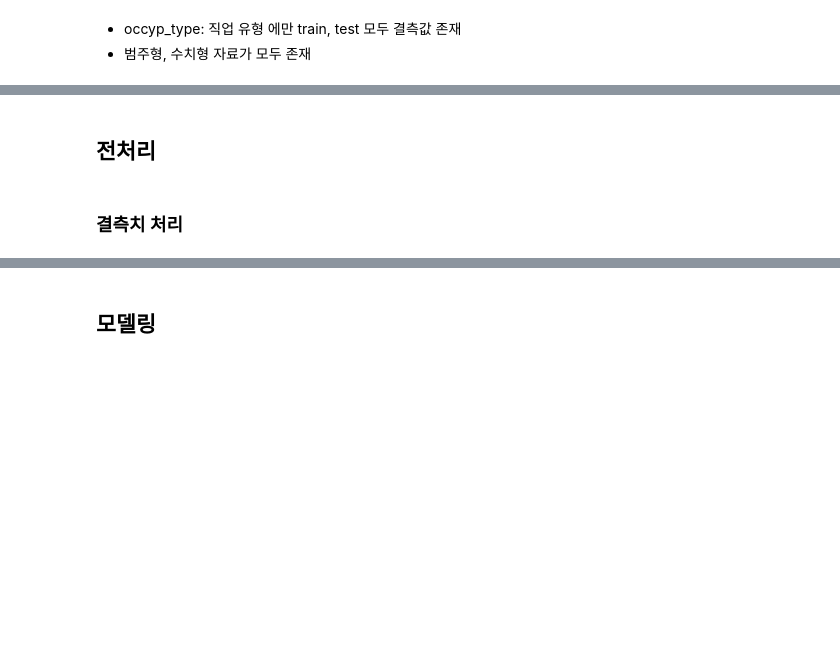
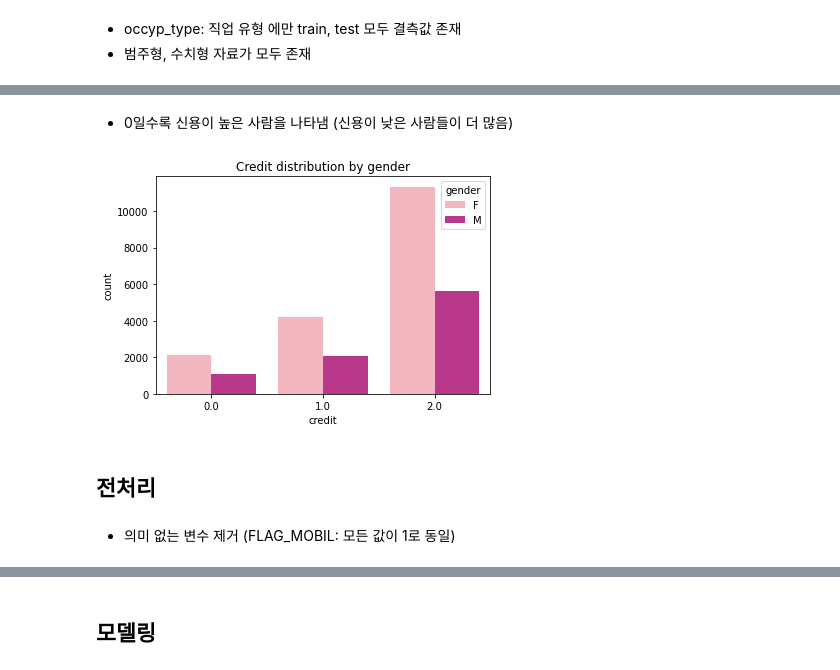
Before and after one commit to SungaHwang/ML_practice, a Jupyter notebook: LDA,QDA_신용카드연체예측.ipynb, the cells around one changed output, grey strips where cells are left out. Cells and saved outputs as stored; diff of their text form; code cells hidden in the pictures; blank space fills up the shorter version.

```diff
--- a/LDA,QDA_신용카드연체예측.ipynb
+++ b/LDA,QDA_신용카드연체예측.ipynb
@@ -211,4 +260,10 @@ dtype: int64
+# %% [markdown]
+* 0일수록 신용이 높은 사람을 나타냄 (신용이 낮은 사람들이 더 많음)
+# %%
+sns.countplot(data=train, x="credit",hue='gender',palette="RdPu")
+plt.title('Credit distribution by gender')
+plt.show()
+# %% [output]
+[figure, added]
 # %% [markdown]
 ## 전처리
-# %% [markdown]
-### 결측치 처리
@@ -214,0 +273,2 @@ dtype: int64
+# %% [markdown]
+* 의미 없는 변수 제거 (FLAG_MOBIL: 모든 값이 1로 동일)
```
Also changed, not shown: parts of 20 cells of this notebook.
